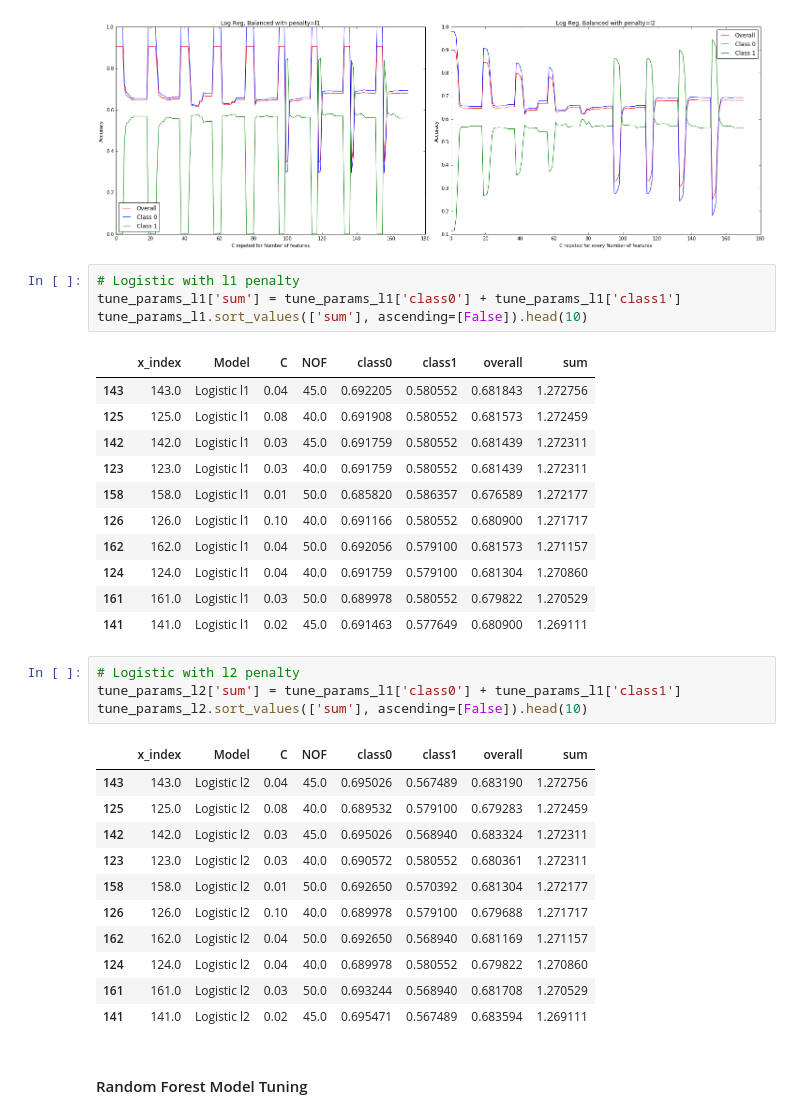
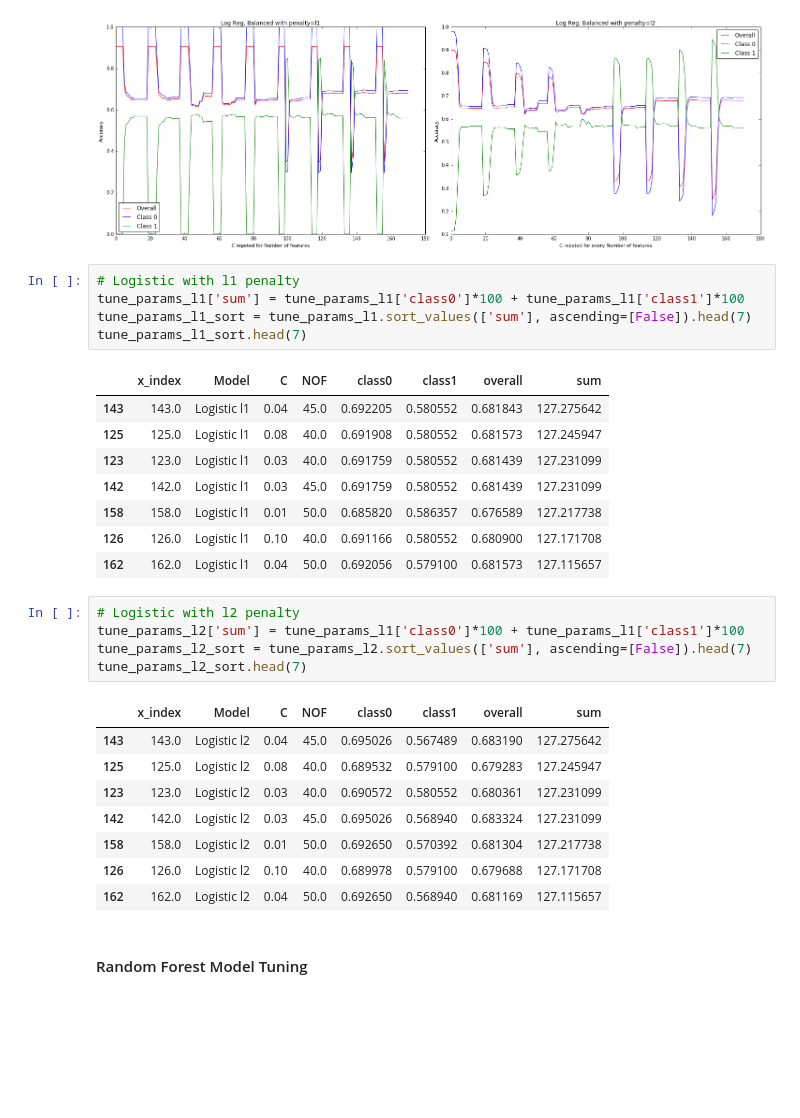
Before and after one commit to harvard-team-pivot/epilepsy-prediction, a Jupyter notebook: docs/ipynb/40_model_02.ipynb, the cells around one changed output. Drawn from its saved outputs; the diff is of its cells as text; blank space fills up the shorter version.

```diff
--- a/docs/ipynb/40_model_02.ipynb
+++ b/docs/ipynb/40_model_02.ipynb
@@ -159,36 +159,32 @@ Tuning params with various number of predictors:
 [figure]
 # %%
 # Logistic with l1 penalty
-tune_params_l1['sum'] = tune_params_l1['class0'] + tune_params_l1['class1']
-tune_params_l1.sort_values(['sum'], ascending=[False]).head(10)
+tune_params_l1['sum'] = tune_params_l1['class0']*100 + tune_params_l1['class1']*100
+tune_params_l1_sort = tune_params_l1.sort_values(['sum'], ascending=[False]).head(7)
+tune_params_l1_sort.head(7)
 # %% [output]
 |  | x_index | Model | C | NOF | class0 | class1 | overall | sum |
-| 143 | 143.0 | Logistic l1 | 0.04 | 45.0 | 0.692205 | 0.580552 | 0.681843 | 1.272756 |
-| 125 | 125.0 | Logistic l1 | 0.08 | 40.0 | 0.691908 | 0.580552 | 0.681573 | 1.272459 |
-| 142 | 142.0 | Logistic l1 | 0.03 | 45.0 | 0.691759 | 0.580552 | 0.681439 | 1.272311 |
-| 123 | 123.0 | Logistic l1 | 0.03 | 40.0 | 0.691759 | 0.580552 | 0.681439 | 1.272311 |
-| 158 | 158.0 | Logistic l1 | 0.01 | 50.0 | 0.685820 | 0.586357 | 0.676589 | 1.272177 |
-| 126 | 126.0 | Logistic l1 | 0.10 | 40.0 | 0.691166 | 0.580552 | 0.680900 | 1.271717 |
-| 162 | 162.0 | Logistic l1 | 0.04 | 50.0 | 0.692056 | 0.579100 | 0.681573 | 1.271157 |
-| 124 | 124.0 | Logistic l1 | 0.04 | 40.0 | 0.691759 | 0.579100 | 0.681304 | 1.270860 |
-| 161 | 161.0 | Logistic l1 | 0.03 | 50.0 | 0.689978 | 0.580552 | 0.679822 | 1.270529 |
-| 141 | 141.0 | Logistic l1 | 0.02 | 45.0 | 0.691463 | 0.577649 | 0.680900 | 1.269111 |
+| 143 | 143.0 | Logistic l1 | 0.04 | 45.0 | 0.692205 | 0.580552 | 0.681843 | 127.275642 |
+| 125 | 125.0 | Logistic l1 | 0.08 | 40.0 | 0.691908 | 0.580552 | 0.681573 | 127.245947 |
+| 123 | 123.0 | Logistic l1 | 0.03 | 40.0 | 0.691759 | 0.580552 | 0.681439 | 127.231099 |
+| 142 | 142.0 | Logistic l1 | 0.03 | 45.0 | 0.691759 | 0.580552 | 0.681439 | 127.231099 |
+| 158 | 158.0 | Logistic l1 | 0.01 | 50.0 | 0.685820 | 0.586357 | 0.676589 | 127.217738 |
+| 126 | 126.0 | Logistic l1 | 0.10 | 40.0 | 0.691166 | 0.580552 | 0.680900 | 127.171708 |
+| 162 | 162.0 | Logistic l1 | 0.04 | 50.0 | 0.692056 | 0.579100 | 0.681573 | 127.115657 |
 # %%
 # Logistic with l2 penalty
-tune_params_l2['sum'] = tune_params_l1['class0'] + tune_params_l1['class1']
-tune_params_l2.sort_values(['sum'], ascending=[False]).head(10)
+tune_params_l2['sum'] = tune_params_l1['class0']*100 + tune_params_l1['class1']*100
+tune_params_l2_sort = tune_params_l2.sort_values(['sum'], ascending=[False]).head(7)
+tune_params_l2_sort.head(7)
 # %% [output]
 |  | x_index | Model | C | NOF | class0 | class1 | overall | sum |
-| 143 | 143.0 | Logistic l2 | 0.04 | 45.0 | 0.695026 | 0.567489 | 0.683190 | 1.272756 |
-| 125 | 125.0 | Logistic l2 | 0.08 | 40.0 | 0.689532 | 0.579100 | 0.679283 | 1.272459 |
-| 142 | 142.0 | Logistic l2 | 0.03 | 45.0 | 0.695026 | 0.568940 | 0.683324 | 1.272311 |
-| 123 | 123.0 | Logistic l2 | 0.03 | 40.0 | 0.690572 | 0.580552 | 0.680361 | 1.272311 |
-| 158 | 158.0 | Logistic l2 | 0.01 | 50.0 | 0.692650 | 0.570392 | 0.681304 | 1.272177 |
-| 126 | 126.0 | Logistic l2 | 0.10 | 40.0 | 0.689978 | 0.579100 | 0.679688 | 1.271717 |
-| 162 | 162.0 | Logistic l2 | 0.04 | 50.0 | 0.692650 | 0.568940 | 0.681169 | 1.271157 |
-| 124 | 124.0 | Logistic l2 | 0.04 | 40.0 | 0.689978 | 0.580552 | 0.679822 | 1.270860 |
-| 161 | 161.0 | Logistic l2 | 0.03 | 50.0 | 0.693244 | 0.568940 | 0.681708 | 1.270529 |
-| 141 | 141.0 | Logistic l2 | 0.02 | 45.0 | 0.695471 | 0.567489 | 0.683594 | 1.269111 |
+| 143 | 143.0 | Logistic l2 | 0.04 | 45.0 | 0.695026 | 0.567489 | 0.683190 | 127.275642 |
+| 125 | 125.0 | Logistic l2 | 0.08 | 40.0 | 0.689532 | 0.579100 | 0.679283 | 127.245947 |
+| 123 | 123.0 | Logistic l2 | 0.03 | 40.0 | 0.690572 | 0.580552 | 0.680361 | 127.231099 |
+| 142 | 142.0 | Logistic l2 | 0.03 | 45.0 | 0.695026 | 0.568940 | 0.683324 | 127.231099 |
+| 158 | 158.0 | Logistic l2 | 0.01 | 50.0 | 0.692650 | 0.570392 | 0.681304 | 127.217738 |
+| 126 | 126.0 | Logistic l2 | 0.10 | 40.0 | 0.689978 | 0.579100 | 0.679688 | 127.171708 |
+| 162 | 162.0 | Logistic l2 | 0.04 | 50.0 | 0.692650 | 0.568940 | 0.681169 | 127.115657 |
 # %% [markdown]
 #### Random Forest Model Tuning
 # %% [markdown]
```
Also changed, not shown: parts of 7 cells of this notebook, 1 other file.
